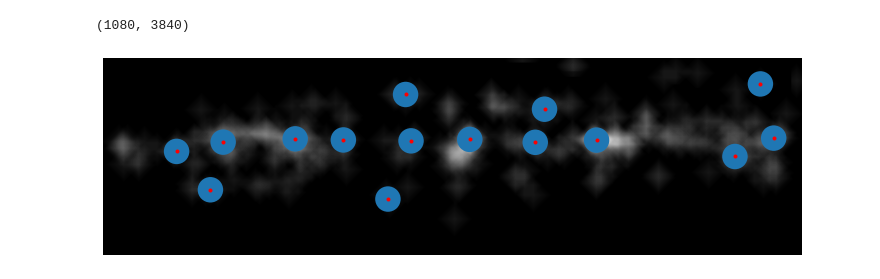
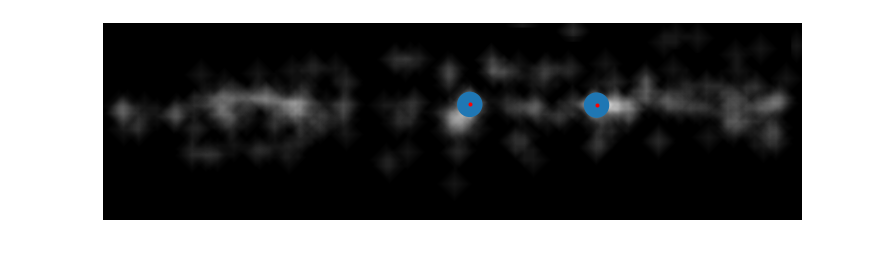
Before and after one commit to Ptrskay3/place_me, a Jupyter notebook: test.ipynb, the cells around one changed output. Cells and saved outputs as stored; diff of their text form; code cells hidden in the pictures.

```diff
--- a/test.ipynb
+++ b/test.ipynb
@@ -8,4 +10,7 @@ import cv2
 # %%
 data = np.loadtxt('data/heatmap.txt')
+data[data > 2000] = 2000
 data = data / data.max()
+# data = data[:, 2000:]
 # data = cv2.equalizeHist(data)
+plt.imshow(data);
@@ -16,26 +19,22 @@ plt.imshow(data);
-# %%
-data.shape
-# %% [output]
-(1080, 3840)
 # %%
 image_max = ndi.maximum_filter(data, size=20, mode='constant')
 
-coordinates = peak_local_max(data, min_distance=140)
+coordinates = peak_local_max(data, min_distance=140, num_peaks=2)
 
 fig, ax = plt.subplots(figsize=(10, 9))
 
 ax.imshow(data, cmap=plt.cm.gray)
 ax.autoscale(False)
 ax.plot(coordinates[:, 1], coordinates[:, 0], 'r.')
 ax.axis('off')
 
 for y, x in coordinates:
     circ = Circle((x, y), 70)
     ax.add_patch(circ)
 
 fig.tight_layout()
 
 plt.show()
 # %% [output]
-[figure, old version]
+[figure, new version]
 # %%
```
Also changed, not shown: parts of 11 cells of this notebook, 8 other files.
